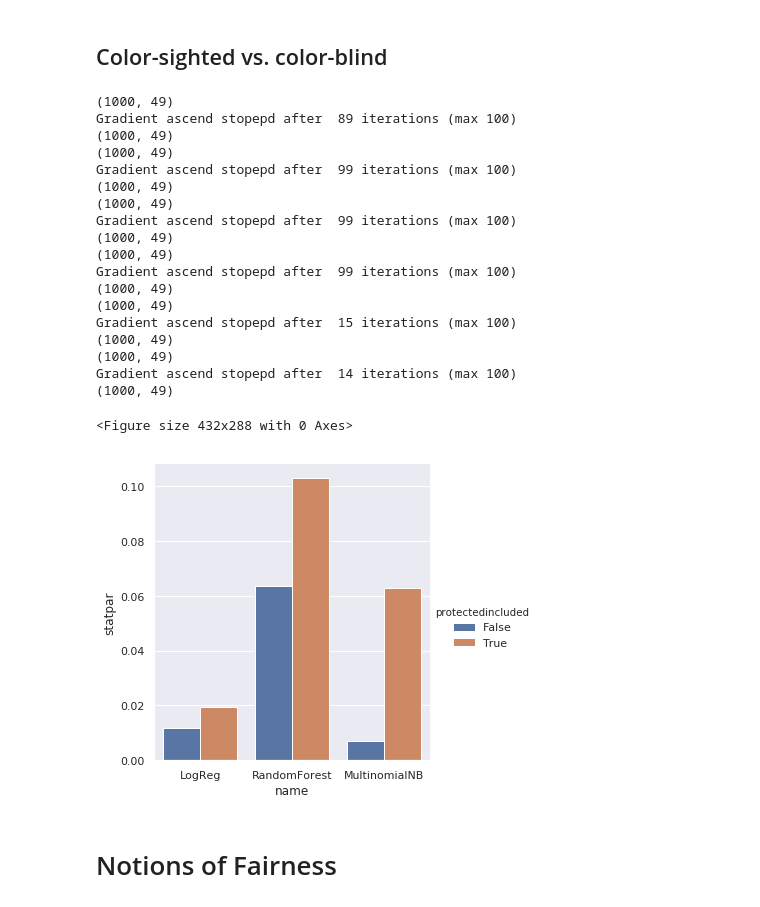
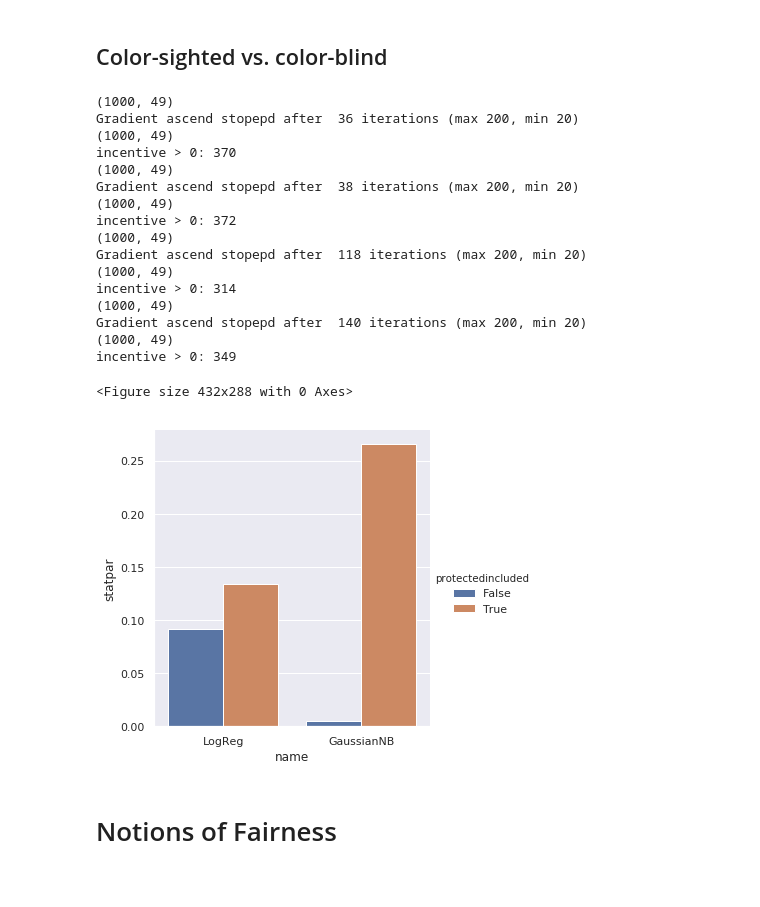
Before and after one commit to resulknad/fair-sim, a Jupyter notebook: main_plots.ipynb, the cells around one changed output. Drawn from its saved outputs; the diff is of its cells as text; code cells hidden in the pictures.

```diff
--- a/main_plots.ipynb
+++ b/main_plots.ipynb
@@ -63,7 +81,6 @@ print(len(all_mutable))
 # %% [markdown]
 ## Common simulation code
 # %%
-
 def dataset():
     return GermanSimDataset(mutable_features=all_mutable,
             domains={k: 'auto' for k in all_mutable},
@@ -87,8 +104,24 @@ def do_sim(learner, cost_fixed=cost_fixed, cost_fixed_dep=None, collect_incentiv
                      cost_distribution_dep=cost_fixed_dep,
                      split=[0.9])
 
-    result_set = sim.start_simulation(runs=1)
+    result_set = sim.start_simulation(runs=4)
     return result_set
+
+def extract_metric(rs, metric_name="statpar", time='post'):
+    if metric_name == "statpar":
+        ret = rs.stat_parity_diff(unprivileged_group, privileged_group, time=time )
+        return ret
+    elif metric_name == 'gtdiff':
+        gt_label = data.label_names[0]
+        pre_p_mean, _, post_p_mean, _ = rs.feature_average(gt_label, privileged_group)
+        pre_up_mean, _, post_up_mean, _ = rs.feature_average(gt_label, unprivileged_group)
+        return abs(post_p_mean - post_up_mean) if time == 'post' else abs(pre_p_mean - pre_up_mean)
+    elif metric_name == 'mutablediff':
+        pre_p_mean, _, post_p_mean, _ = rs.feature_average(mutable_attr, privileged_group)
+        pre_up_mean, _, post_up_mean, _ = rs.feature_average(mutable_attr, unprivileged_group)
+        return abs(post_p_mean - post_up_mean) if time == 'post' else abs(pre_p_mean - pre_up_mean)
+
+    return None
 # %% [markdown]
 ## LogReg feature coefficients
 # %%
@@ -218,72 +300,56 @@ Gradient ascend stopepd after  16 iterations (max 100)
 # %% [markdown]
 ## Color-sighted vs. color-blind
 # %%
-
 metric_name = "statpar" #gtdiff, mutablediff
 
-def extract_metric(rs, metric_name="statpar", time='post'):
-    if metric_name == "statpar":
-        ret = rs.stat_parity_diff(unprivileged_group, privileged_group, time=time )
-        return ret
-    elif metric_name == 'gtdiff':
-        gt_label = data.label_names[0]
-        pre_p_mean, _, post_p_mean, _ = rs.feature_average(gt_label, privileged_group)
-        pre_up_mean, _, post_up_mean, _ = rs.feature_average(gt_label, unprivileged_group)
-        return abs(post_p_mean - post_up_mean) if time == 'post' else abs(pre_p_mean - pre_up_mean)
-    elif metric_name == 'mutablediff':
-        pre_p_mean, _, post_p_mean, _ = rs.feature_average(mutable_attr, privileged_group)
-        pre_up_mean, _, post_up_mean, _ = rs.feature_average(mutable_attr, unprivileged_group)
-        return abs(post_p_mean - post_up_mean) if time == 'post' else abs(pre_p_mean - pre_up_mean)
-
-    return None
 
 
 plot_data = []
 rs = do_sim(LogisticLearner(exclude_protected=True))
 plot_data.append(["LogReg", False, extract_metric(rs, metric_name=metric_name)])
 
 rs = do_sim(LogisticLearner())
 plot_data.append(["LogReg", True, extract_metric(rs, metric_name=metric_name)])
 
-rs = do_sim(RandomForestLearner())
-plot_data.append(["RandomForest", True, extract_metric(rs, metric_name=metric_name)])
+#rs = do_sim(RandomForestLearner())
+#plot_data.append(["RandomForest", True, extract_metric(rs, metric_name=metric_name)])
 
-rs = do_sim(RandomForestLearner(exclude_protected=True))
-plot_data.append(["RandomForest", False, extract_metric(rs, metric_name=metric_name)])
+#rs = do_sim(RandomForestLearner(exclude_protected=True))
+#plot_data.append(["RandomForest", False, extract_metric(rs, metric_name=metric_name)])
 
-rs = do_sim(MultinomialNBLearner())
-plot_data.append(["MultinomialNB", True, extract_metric(rs, metric_name=metric_name)])
+rs = do_sim(GaussianNBLearner())
+plot_data.append(["GaussianNB", True, extract_metric(rs, metric_name=metric_name)])
 
-rs = do_sim(MultinomialNBLearner(exclude_protected=True))
-plot_data.append(["MultinomialNB", False, extract_metric(rs, metric_name=metric_name)])
+rs = do_sim(GaussianNBLearner(exclude_protected=True))
+plot_data.append(["GaussianNB", False, extract_metric(rs, metric_name=metric_name)])
 
 plot_data_df = pd.DataFrame(plot_data, columns=["name", "protectedincluded", metric_name])
 
 plt.figure()
 sns.catplot(x="name", y=metric_name, hue="protectedincluded", kind="bar",
             data=plot_data_df)
 plt.savefig("sighted_comp.png")
+
+# we'd like to look at resulting feature distributions
 # %% [output]
 (1000, 49)
-Gradient ascend stopepd after  89 iterations (max 100)
+Gradient ascend stopepd after  36 iterations (max 200, min 20)
 (1000, 49)
+incentive > 0: 370
 (1000, 49)
-Gradient ascend stopepd after  99 iterations (max 100)
+Gradient ascend stopepd after  38 iterations (max 200, min 20)
 (1000, 49)
+incentive > 0: 372
 (1000, 49)
-Gradient ascend stopepd after  99 iterations (max 100)
+Gradient ascend stopepd after  118 iterations (max 200, min 20)
 (1000, 49)
+incentive > 0: 314
 (1000, 49)
-Gradient ascend stopepd after  99 iterations (max 100)
+Gradient ascend stopepd after  140 iterations (max 200, min 20)
 (1000, 49)
-(1000, 49)
-Gradient ascend stopepd after  15 iterations (max 100)
-(1000, 49)
-(1000, 49)
-Gradient ascend stopepd after  14 iterations (max 100)
-(1000, 49)
+incentive > 0: 349
 <Figure size 432x288 with 0 Axes>
-[figure, old version]
+[figure, new version]
 # %% [markdown]
 # Notions of Fairness
 # %%
```
Also changed, not shown: parts of 9 cells of this notebook, 10 other files.
